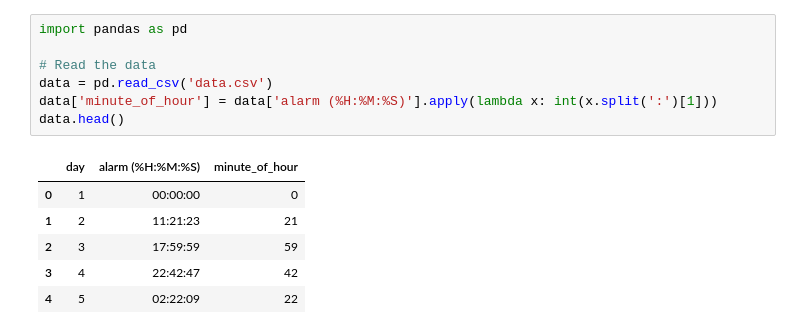
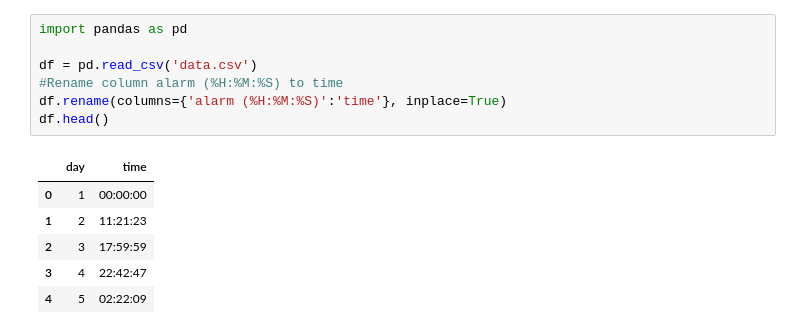
Before and after one commit to mahdouch9165/CS506Worksheets, a Jupyter notebook: challenge.ipynb, the cells around one changed output. Cells and saved outputs as stored; diff of their text form.

```diff
--- a/challenge.ipynb
+++ b/challenge.ipynb
@@ -1,14 +1,14 @@
 # %%
 import pandas as pd
 
-# Read the data
-data = pd.read_csv('data.csv')
-data['minute_of_hour'] = data['alarm (%H:%M:%S)'].apply(lambda x: int(x.split(':')[1]))
-data.head()
+df = pd.read_csv('data.csv')
+#Rename column alarm (%H:%M:%S) to time
+df.rename(columns={'alarm (%H:%M:%S)':'time'}, inplace=True)
+df.head()
 # %% [output]
-|  | day | alarm (%H:%M:%S) | minute_of_hour |
-| 0 | 1 | 00:00:00 | 0 |
-| 1 | 2 | 11:21:23 | 21 |
-| 2 | 3 | 17:59:59 | 59 |
-| 3 | 4 | 22:42:47 | 42 |
-| 4 | 5 | 02:22:09 | 22 |
+|  | day | time |
+| 0 | 1 | 00:00:00 |
+| 1 | 2 | 11:21:23 |
+| 2 | 3 | 17:59:59 |
+| 3 | 4 | 22:42:47 |
+| 4 | 5 | 02:22:09 |
```
Also changed, not shown: parts of 5 cells of this notebook, 6 other files.
